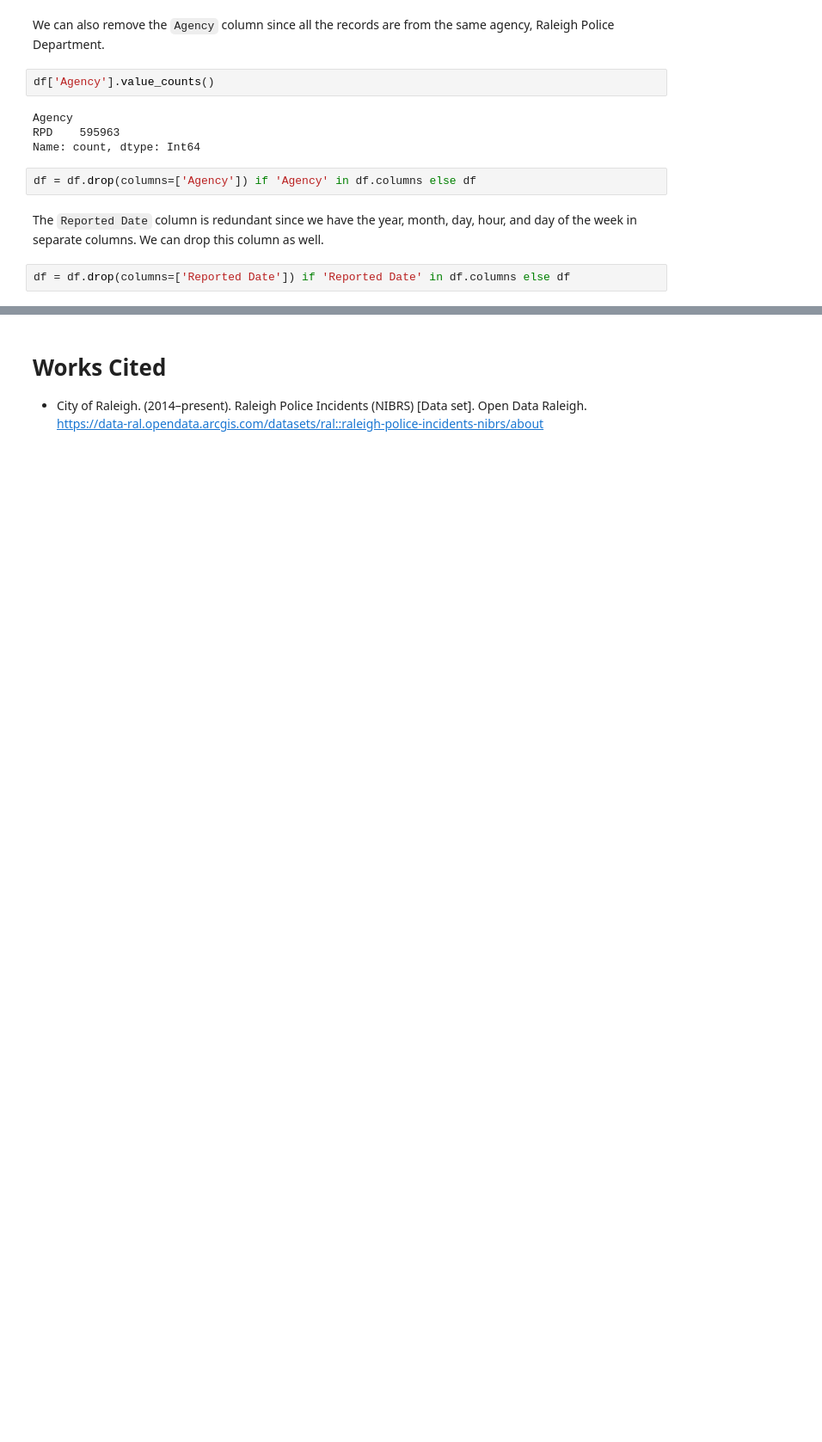
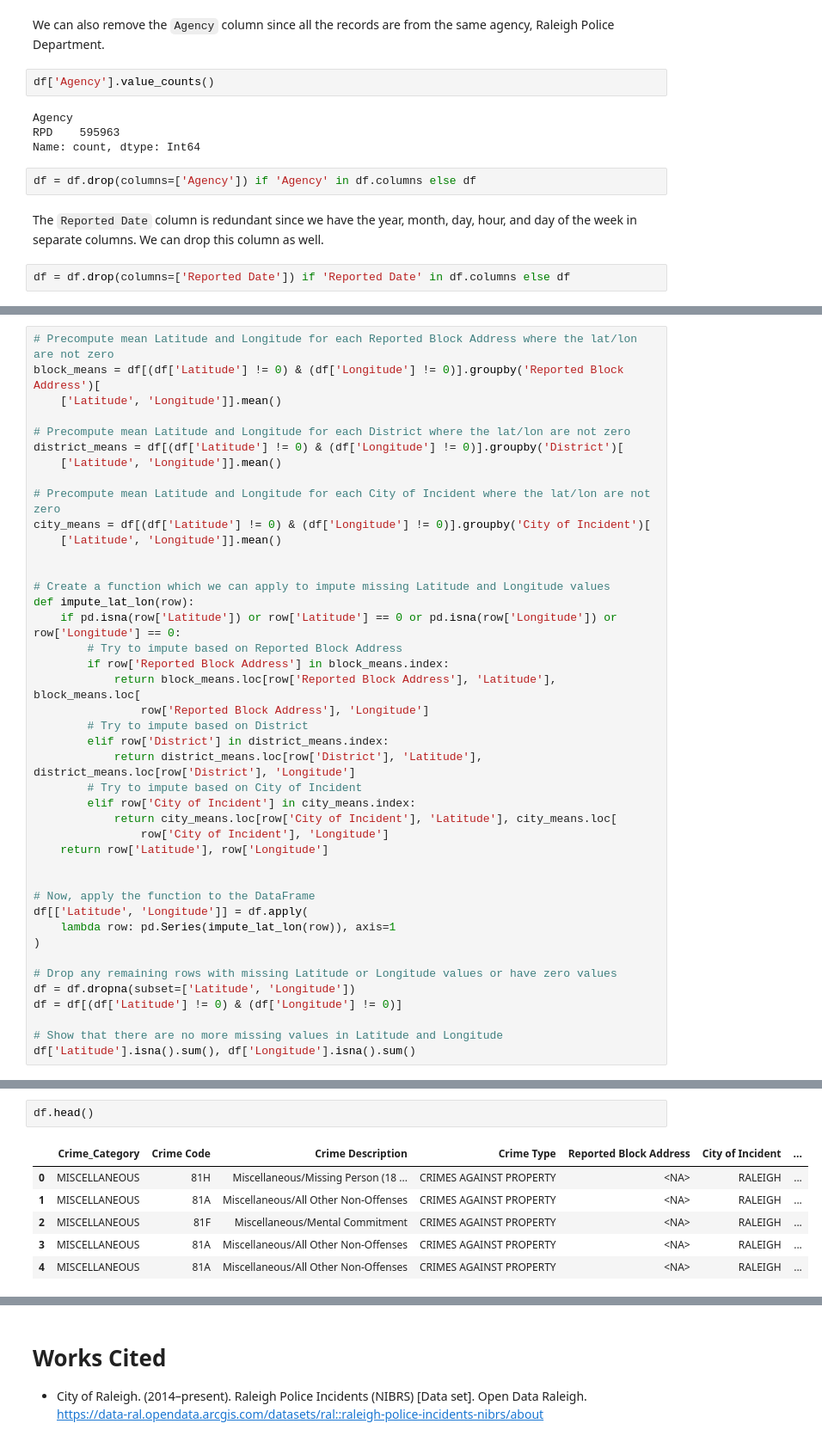
Before and after one commit to phbarton/crime_trends_unsupervised_learning, a Jupyter notebook: crime_trends.ipynb, the cells around one changed output, grey strips where cells are left out. Shown: that part at 86% size. Saved outputs shown, nothing was run; the diff lists cells and outputs as text; blank space fills up the shorter version.

```diff
--- a/crime_trends.ipynb
+++ b/crime_trends.ipynb
@@ -179,0 +269,42 @@ df = df.drop(columns=['Reported Date']) if 'Reported Date' in df.columns else df
+# %%
+# Precompute mean Latitude and Longitude for each Reported Block Address where the lat/lon are not zero
+block_means = df[(df['Latitude'] != 0) & (df['Longitude'] != 0)].groupby('Reported Block Address')[
+    ['Latitude', 'Longitude']].mean()
+
+# Precompute mean Latitude and Longitude for each District where the lat/lon are not zero
+district_means = df[(df['Latitude'] != 0) & (df['Longitude'] != 0)].groupby('District')[
+    ['Latitude', 'Longitude']].mean()
+
+# Precompute mean Latitude and Longitude for each City of Incident where the lat/lon are not zero
+city_means = df[(df['Latitude'] != 0) & (df['Longitude'] != 0)].groupby('City of Incident')[
+    ['Latitude', 'Longitude']].mean()
+
+
+# Create a function which we can apply to impute missing Latitude and Longitude values
+def impute_lat_lon(row):
+    if pd.isna(row['Latitude']) or row['Latitude'] == 0 or pd.isna(row['Longitude']) or row['Longitude'] == 0:
+        # Try to impute based on Reported Block Address
+        if row['Reported Block Address'] in block_means.index:
+            return block_means.loc[row['Reported Block Address'], 'Latitude'], block_means.loc[
+                row['Reported Block Address'], 'Longitude']
+        # Try to impute based on District
+        elif row['District'] in district_means.index:
+            return district_means.loc[row['District'], 'Latitude'], district_means.loc[row['District'], 'Longitude']
+        # Try to impute based on City of Incident
+        elif row['City of Incident'] in city_means.index:
+            return city_means.loc[row['City of Incident'], 'Latitude'], city_means.loc[
+                row['City of Incident'], 'Longitude']
+    return row['Latitude'], row['Longitude']
+
+
+# Now, apply the function to the DataFrame
+df[['Latitude', 'Longitude']] = df.apply(
+    lambda row: pd.Series(impute_lat_lon(row)), axis=1
+)
+
+# Drop any remaining rows with missing Latitude or Longitude values or have zero values
+df = df.dropna(subset=['Latitude', 'Longitude'])
+df = df[(df['Latitude'] != 0) & (df['Longitude'] != 0)]
+
+# Show that there are no more missing values in Latitude and Longitude
+df['Latitude'].isna().sum(), df['Longitude'].isna().sum()
@@ -179,0 +335,9 @@ df = df.drop(columns=['Reported Date']) if 'Reported Date' in df.columns else df
+# %%
+df.head()
+# %% [output]
+|  | Crime_Category | Crime Code | Crime Description | Crime Type | Reported Block Address | City of Incident | ... |
+| 0 | MISCELLANEOUS | 81H | Miscellaneous/Missing Person (18 ... | CRIMES AGAINST PROPERTY | <NA> | RALEIGH | ... |
+| 1 | MISCELLANEOUS | 81A | Miscellaneous/All Other Non-Offenses | CRIMES AGAINST PROPERTY | <NA> | RALEIGH | ... |
+| 2 | MISCELLANEOUS | 81F | Miscellaneous/Mental Commitment | CRIMES AGAINST PROPERTY | <NA> | RALEIGH | ... |
+| 3 | MISCELLANEOUS | 81A | Miscellaneous/All Other Non-Offenses | CRIMES AGAINST PROPERTY | <NA> | RALEIGH | ... |
+| 4 | MISCELLANEOUS | 81A | Miscellaneous/All Other Non-Offenses | CRIMES AGAINST PROPERTY | <NA> | RALEIGH | ... |
```
Also changed, not shown: parts of 19 cells of this notebook.
